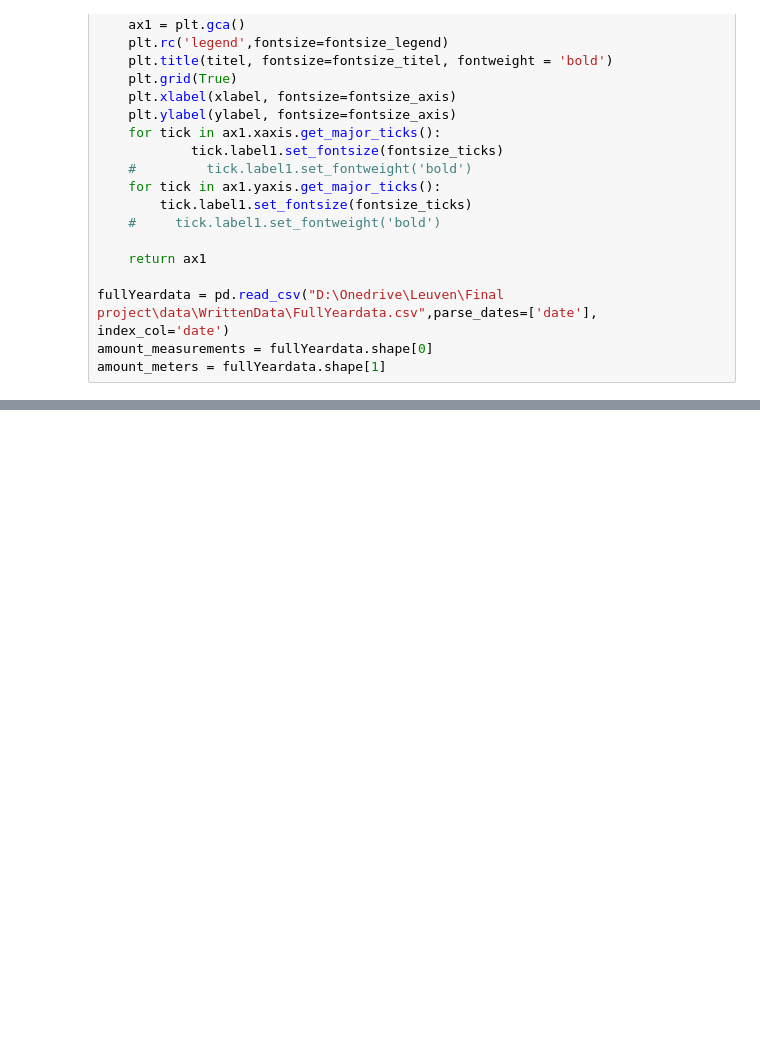
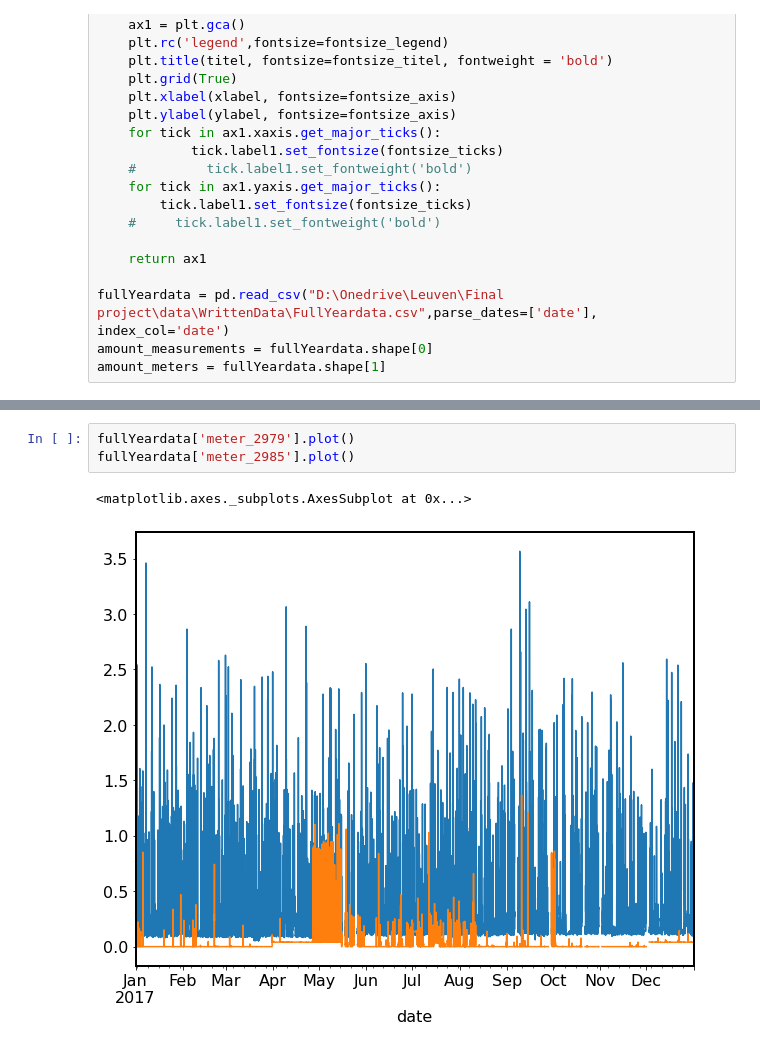
Before and after one commit to StijnStaring/TS_code, a Jupyter notebook: Basic_Data_Analysis/daily_weekly_filter.ipynb, the cells around one changed output, grey strips where cells are left out. Drawn from its saved outputs; the diff is of its cells as text; blank space fills up the shorter version.

```diff
--- a/Basic_Data_Analysis/daily_weekly_filter.ipynb
+++ b/Basic_Data_Analysis/daily_weekly_filter.ipynb
@@ -107,0 +199,6 @@ decomposition using evolution for parameter tuning'. Missing days are ignored. T
+# %%
+fullYeardata['meter_2979'].plot()
+fullYeardata['meter_2985'].plot()
+# %% [output]
+<matplotlib.axes._subplots.AxesSubplot at 0x...>
+[figure, added]
```
Also changed, not shown: parts of 22 cells of this notebook, 1 other file.
